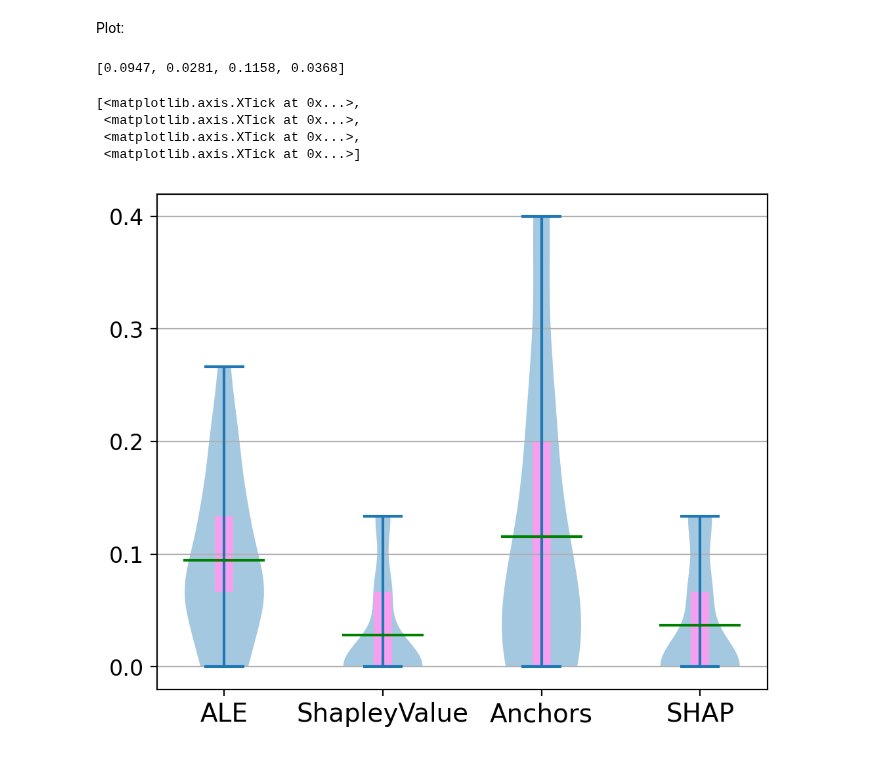
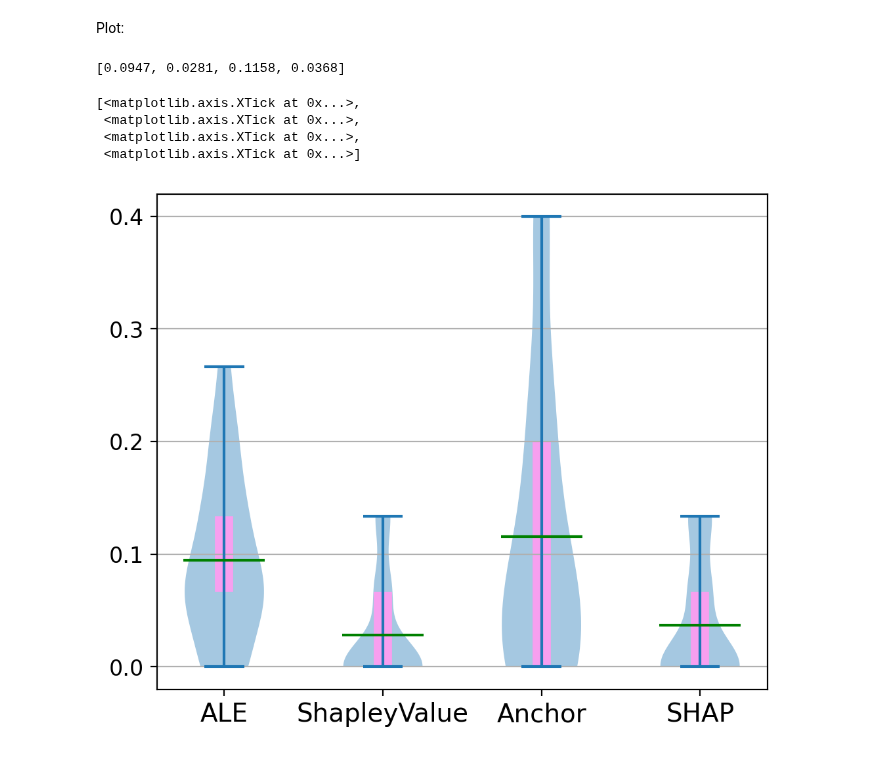
Before and after one commit to youyinnn/s2search, a Jupyter notebook: xai_process_plottingKDT.ipynb, the cells around one changed output. Drawn from its saved outputs; the diff is of its cells as text; code cells hidden in the pictures.

```diff
--- a/xai_process_plottingKDT.ipynb
+++ b/xai_process_plottingKDT.ipynb
@@ -283,41 +283,44 @@ distance_self = np.transpose(distance_self)
 # %% [markdown]
 Plot:
 # %%
+import matplotlib.pyplot as plt
+import numpy as np
+
 fig, ax = plt.subplots(nrows=1, ncols=1, figsize=(6, 5), dpi=200)
 
 parts = ax.violinplot(np.transpose(distance_self), showmeans=False, showmedians=False,
         showextrema=True)
 
 for pc in parts['bodies']:
     # pc.set_facecolor('#029386')
     # pc.set_edgecolor('black')
     pc.set_alpha(0.4)
 
 quartile1, medians, quartile3 = np.percentile(distance_self, [25, 50, 75], axis=1)
 
 average = np.mean(distance_self, axis=1)
 
 print([round(a, 4) for a in average])
 
 inds = np.arange(1, len(medians) + 1)
 # ax.scatter(inds, medians, marker='_', color='#ff6347', s=1500, zorder=3, alpha=0.7)
 ax.scatter(inds, average, marker='_', color='green', s=2000, zorder=3, alpha=1)
 ax.vlines(inds, quartile1, quartile3, color='#f79fef', linestyle='-', lw=10, zorder=1, alpha=1)
 
 plt.yticks(fontsize=12)
 ax.set_yticks([0.0, 0.1, 0.2, 0.3, 0.4])
 ax.yaxis.grid(True)
 ax.set_xticks([y + 1 for y in range(len(distance_self))],
-                labels=['ALE', 'ShapleyValue', 'Anchors', 'SHAP'], fontsize=14)
+                labels=['ALE', 'ShapleyValue', 'Anchor', 'SHAP'], fontsize=14)
 # ax.set_xlabel('Method', fontsize=14)
 # ax.set_ylabel(f'Kendall tau Distance', fontsize=14)
 # %% [output]
 [0.0947, 0.0281, 0.1158, 0.0368]
 [<matplotlib.axis.XTick at 0x...>,
  <matplotlib.axis.XTick at 0x...>,
  <matplotlib.axis.XTick at 0x...>,
  <matplotlib.axis.XTick at 0x...>]
-[figure, old version]
+[figure, new version]
 # %%
 import matplotlib.pyplot as plt
 import numpy as np
```
Also changed, not shown: parts of 2 cells of this notebook, 1 other file.
